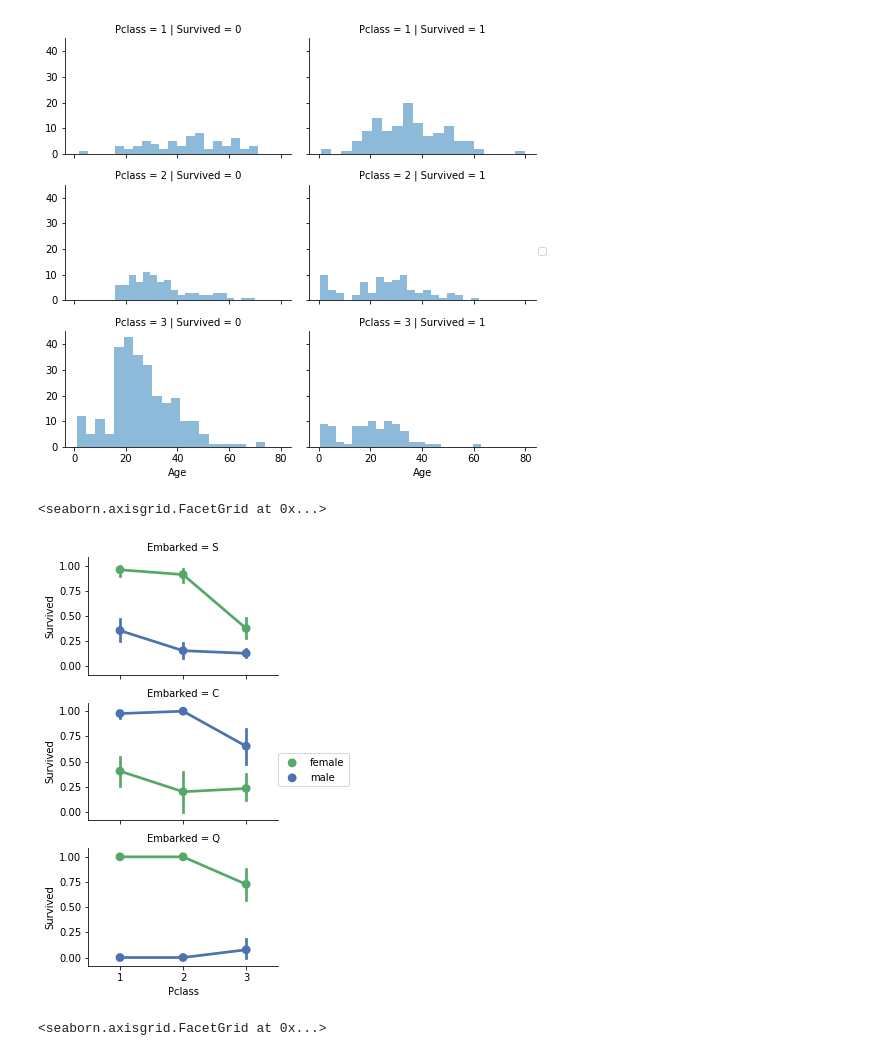
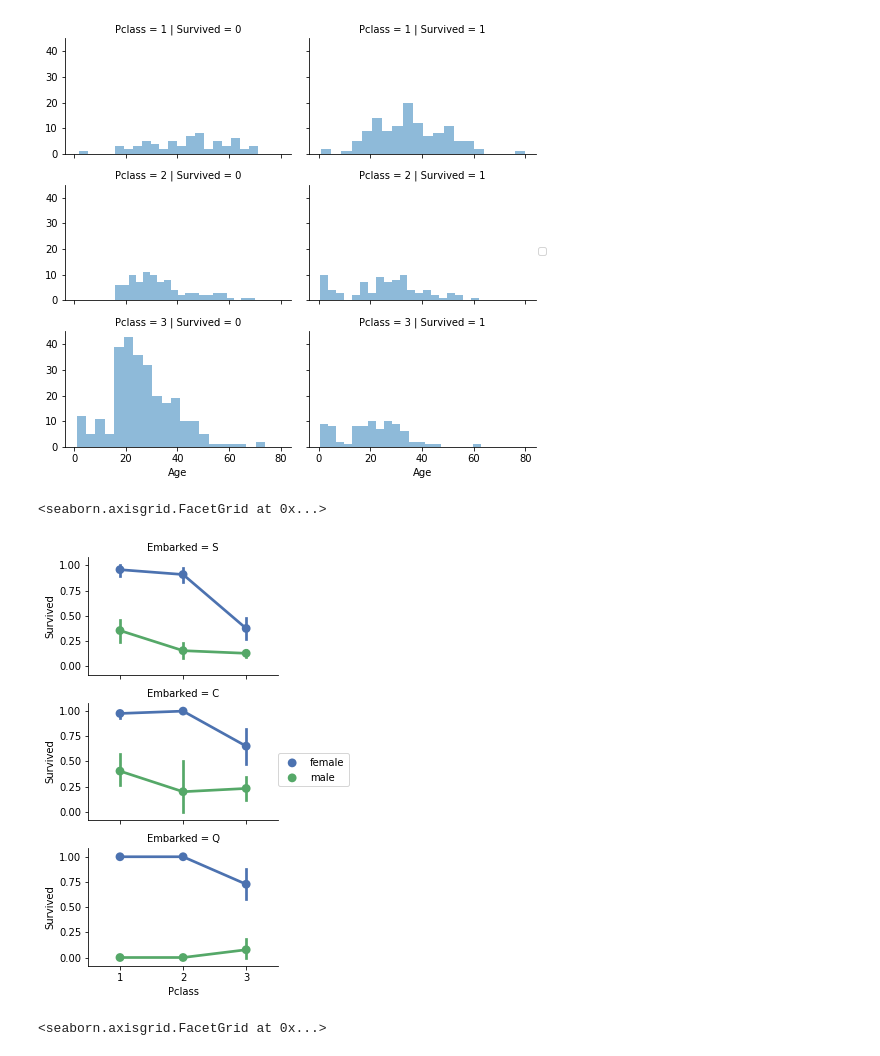
Before and after one commit to recordingbetter/kaggle-titanic-tutorial, a Jupyter notebook: Titanic.ipynb, the cells around one changed output. Drawn from its saved outputs; the diff is of its cells as text; code cells hidden in the pictures.

```diff
--- a/Titanic.ipynb
+++ b/Titanic.ipynb
@@ -155,10 +155,10 @@ grid.add_legend();
 [figure]
 # %%
 grid = seaborn.FacetGrid(train_df, row='Embarked', size=2.2, aspect=1.6)
-grid.map(seaborn.pointplot, 'Pclass', 'Survived', 'Sex', palette='deep')
+grid.map(seaborn.pointplot, 'Pclass', 'Survived', 'Sex', palette='deep', order=None, hue_order=['female', 'male'])
 grid.add_legend()
 # %% [output]
 <seaborn.axisgrid.FacetGrid at 0x...>
-[figure, old version]
+[figure, new version]
 # %%
 grid = seaborn.FacetGrid(train_df, row='Embarked', col='Survived', size=2.2, aspect=1.6)
```
Also changed, not shown: parts of 5 cells of this notebook.
